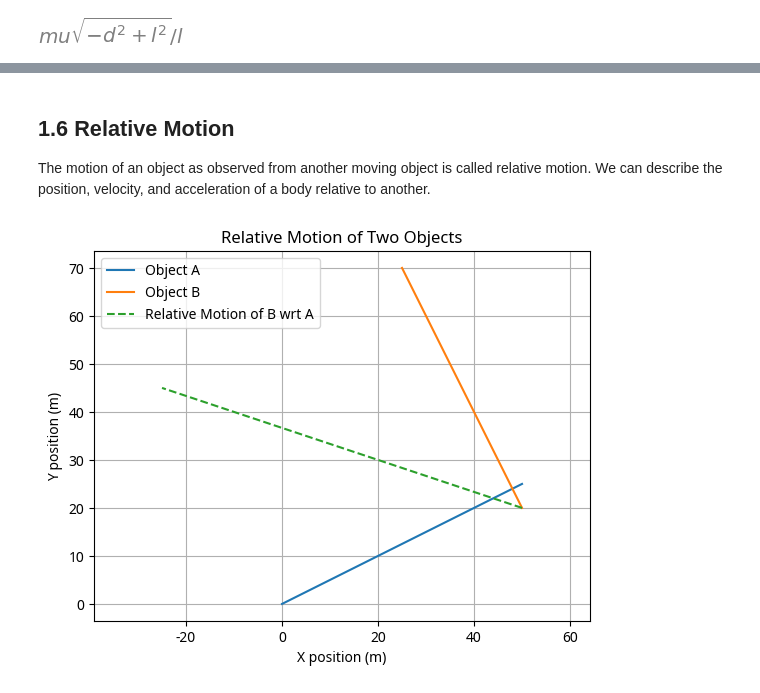
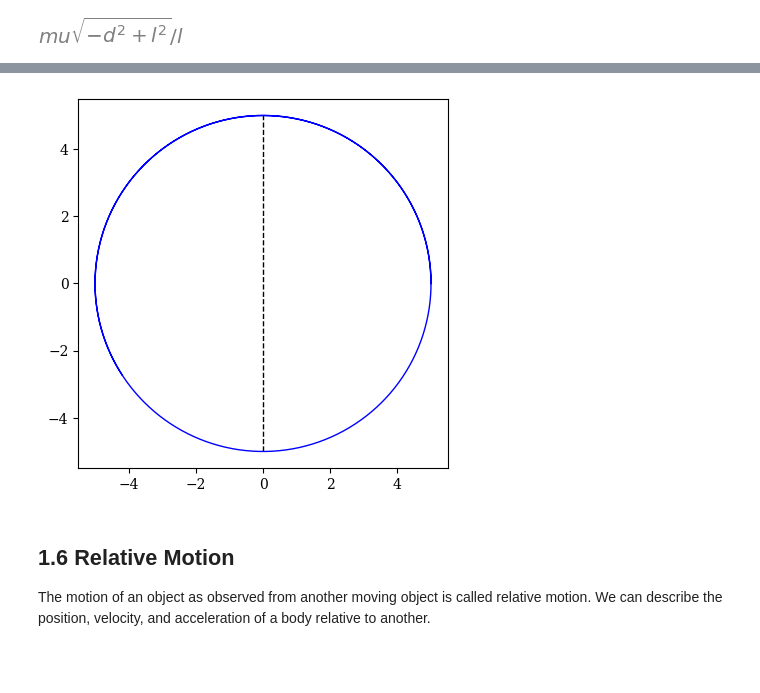
Before and after one commit to faisal2470/BAS, a Jupyter notebook: Chapter1_Dynamics_of_Point_Masses.ipynb, the cells around one changed output, grey strips where cells are left out. Cells and saved outputs as stored; diff of their text form; code cells hidden in the pictures; blank space fills up the shorter version.

```diff
--- a/Chapter1_Dynamics_of_Point_Masses.ipynb
+++ b/Chapter1_Dynamics_of_Point_Masses.ipynb
@@ -334,0 +334,16 @@ Magnitude of centrifugal acceleration: 39.48 m/s^2
+# %%
+Omega = np.array([0 , 0, 1])
+r0 = np.array([0, -5, 0])
+v0 = np.array([0, 1, 0])
+
+t = np.linspace(0, 10, 500)
+vI = v0*np.ones((len(t), 3))
+vR = vI - np.cross(Omega, r0)
+
+
+
+dt = t[1] - t[0]
+rI = np.zeros((len(t), 3))
+rI[0] = r0
+for i in range(1, len(t)):
+    rI[i] = rI[i-1] + vI[i-1]*dt
@@ -335,39 +360,10 @@ Magnitude of centrifugal acceleration: 39.48 m/s^2
+# %%
+plt.plot(rI[:, 0], rI[: ,1], 'k--', lw=1);
+plt.plot(5*np.cos(t), 5*np.sin(t), 'b', lw=1);
+plt.axis('square');
+# %% [output]
+[figure, added]
 # %% [markdown]
 ## 1.6 Relative Motion
 
 The motion of an object as observed from another moving object is called relative motion. We can describe the position, velocity, and acceleration of a body relative to another.
-# %%
-# Two objects moving in 2D space
-
-# Object A
-rA_initial = np.array([0, 0])
-vA = np.array([10, 5])  # m/s
-
-# Object B
-rB_initial = np.array([50, 20])
-vB = np.array([-5, 10])  # m/s
-
-# Time array
-t = np.linspace(0, 5, 100)
-
-# Positions of A and B over time
-rA = rA_initial + vA * t[:, np.newaxis]
-rB = rB_initial + vB * t[:, np.newaxis]
-
-# Relative position of B with respect to A
-r_B_wrt_A = rB - rA
-
-# Plotting the motion
-plt.figure()
-plt.plot(rA[:, 0], rA[:, 1], label='Object A')
-plt.plot(rB[:, 0], rB[:, 1], label='Object B')
-plt.plot(r_B_wrt_A[:, 0], r_B_wrt_A[:, 1], label='Relative Motion of B wrt A', linestyle='--')
-plt.xlabel('X position (m)')
-plt.ylabel('Y position (m)')
-plt.title('Relative Motion of Two Objects')
-plt.legend()
-plt.grid(True)
-plt.axis('equal')
-plt.show()
-# %% [output]
-[figure, removed]
```
Also changed, not shown: parts of 3 cells of this notebook.
